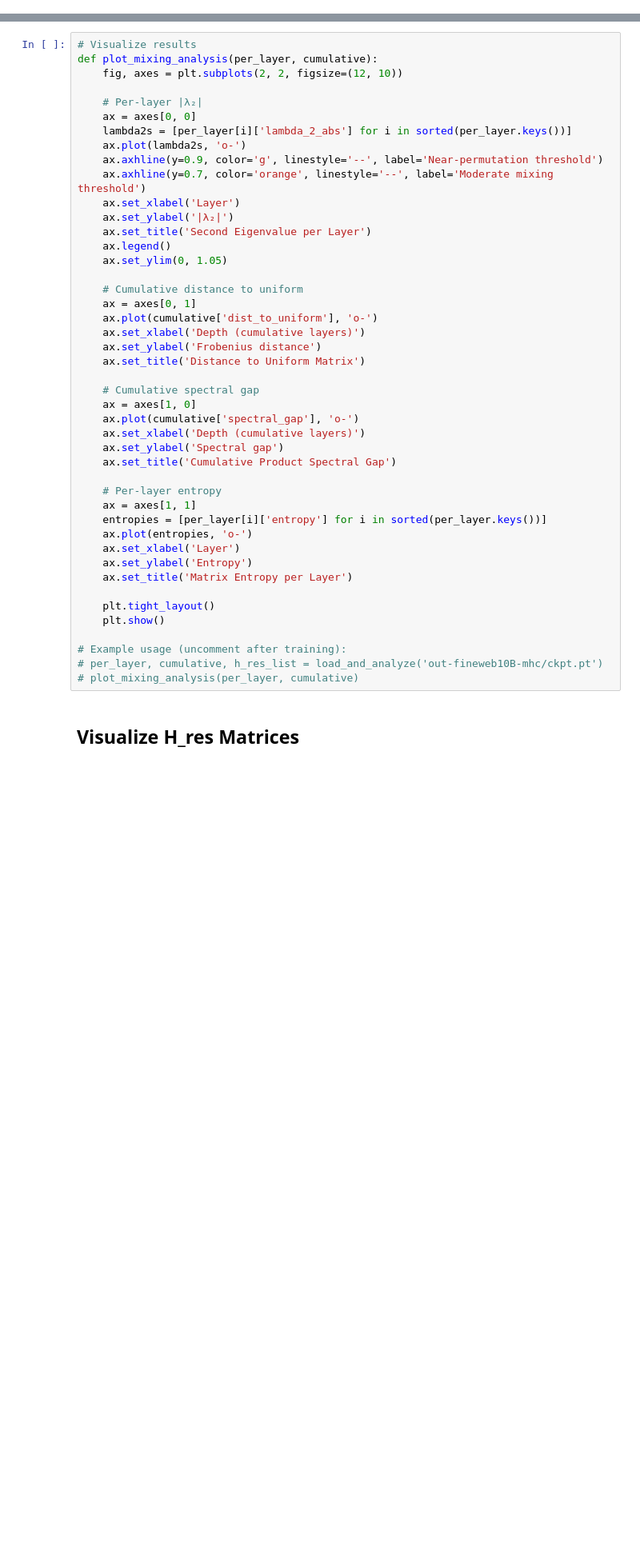
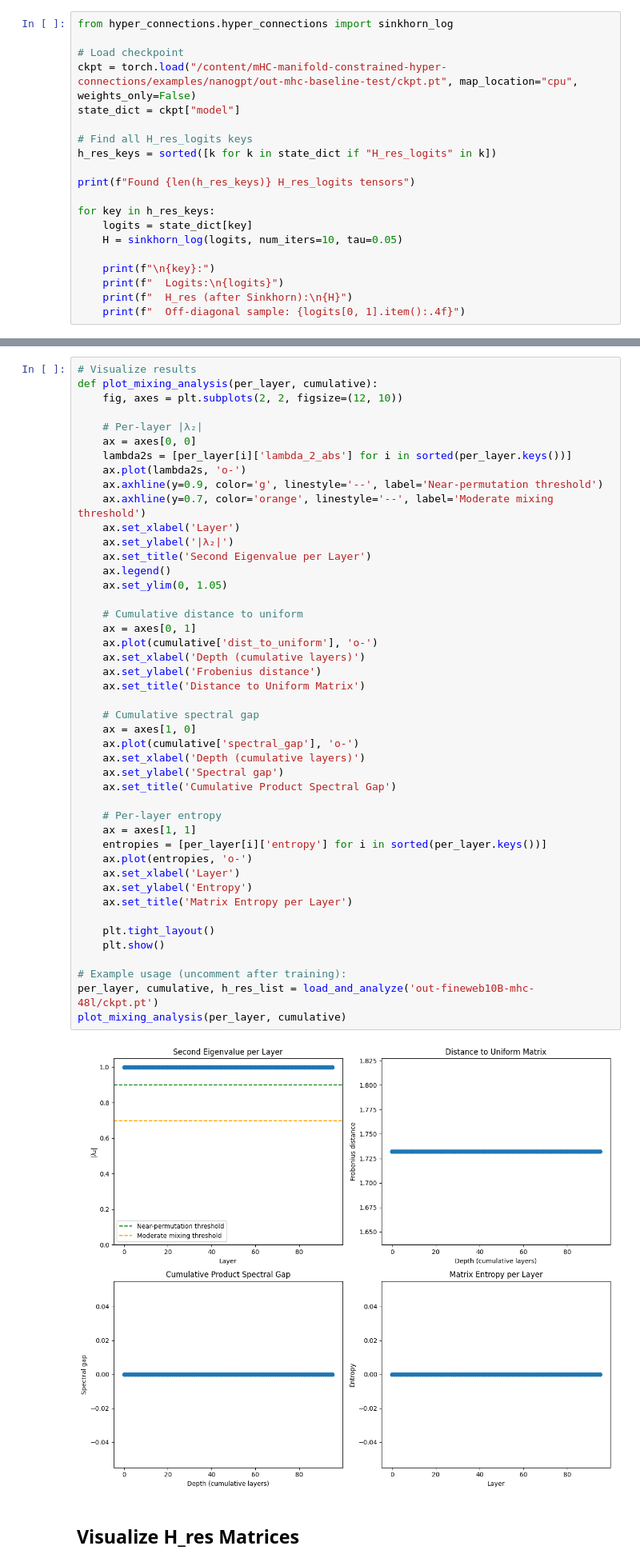
Before and after one commit to pherber3/mHC-manifold-constrained-hyper-connections, a Jupyter notebook: notebooks/markov_mixing_experiments.ipynb, the cells around one changed output, grey strips where cells are left out. Shown at 80% size. Saved outputs shown, nothing was run; the diff lists cells and outputs as text; blank space fills up the shorter version.

```diff
--- a/notebooks/markov_mixing_experiments.ipynb
+++ b/notebooks/markov_mixing_experiments.ipynb
@@ -83,0 +229,20 @@ wandb.login()
+# %%
+from hyper_connections.hyper_connections import sinkhorn_log
+
+# Load checkpoint
+ckpt = torch.load("/content/mHC-manifold-constrained-hyper-connections/examples/nanogpt/out-mhc-baseline-test/ckpt.pt", map_location="cpu", weights_only=False)
+state_dict = ckpt["model"]
+
+# Find all H_res_logits keys
+h_res_keys = sorted([k for k in state_dict if "H_res_logits" in k])
+
+print(f"Found {len(h_res_keys)} H_res_logits tensors")
+
+for key in h_res_keys:
+    logits = state_dict[key]
+    H = sinkhorn_log(logits, num_iters=10, tau=0.05)
+
+    print(f"\n{key}:")
+    print(f"  Logits:\n{logits}")
+    print(f"  H_res (after Sinkhorn):\n{H}")
+    print(f"  Off-diagonal sample: {logits[0, 1].item():.4f}")
@@ -176,35 +503,37 @@ def plot_mixing_analysis(per_layer, cumulative):
     ax.set_title('Second Eigenvalue per Layer')
     ax.legend()
     ax.set_ylim(0, 1.05)
 
     # Cumulative distance to uniform
     ax = axes[0, 1]
     ax.plot(cumulative['dist_to_uniform'], 'o-')
     ax.set_xlabel('Depth (cumulative layers)')
     ax.set_ylabel('Frobenius distance')
     ax.set_title('Distance to Uniform Matrix')
 
     # Cumulative spectral gap
     ax = axes[1, 0]
     ax.plot(cumulative['spectral_gap'], 'o-')
     ax.set_xlabel('Depth (cumulative layers)')
     ax.set_ylabel('Spectral gap')
     ax.set_title('Cumulative Product Spectral Gap')
 
     # Per-layer entropy
     ax = axes[1, 1]
     entropies = [per_layer[i]['entropy'] for i in sorted(per_layer.keys())]
     ax.plot(entropies, 'o-')
     ax.set_xlabel('Layer')
     ax.set_ylabel('Entropy')
     ax.set_title('Matrix Entropy per Layer')
 
     plt.tight_layout()
     plt.show()
 
 # Example usage (uncomment after training):
-# per_layer, cumulative, h_res_list = load_and_analyze('out-fineweb10B-mhc/ckpt.pt')
-# plot_mixing_analysis(per_layer, cumulative)
+per_layer, cumulative, h_res_list = load_and_analyze('out-fineweb10B-mhc-48l/ckpt.pt')
+plot_mixing_analysis(per_layer, cumulative)
+# %% [output]
+[figure, added]
 # %% [markdown]
 ## Visualize H_res Matrices
 # %%
```
Also changed, not shown: parts of 26 cells of this notebook.
